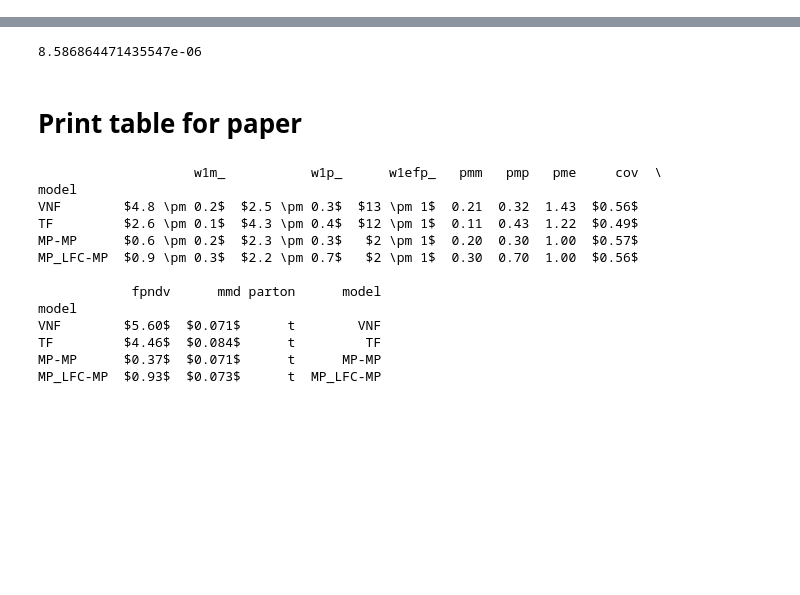
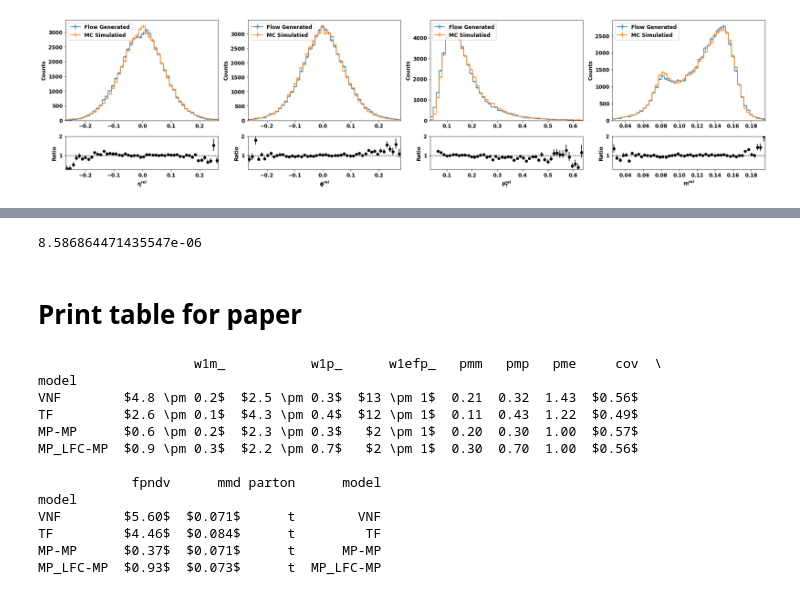
Before and after one commit to kaechb/LitJetNet, a Jupyter notebook: LitNF/plots-trafo-Neurips.ipynb, the cells around one changed output, grey strips where cells are left out. Drawn from its saved outputs; the diff is of its cells as text; code cells hidden in the pictures; blank space fills up the shorter version.

Commit message:
added bestever_t best model for top with everything

```diff
--- a/LitNF/plots-trafo-Neurips.ipynb
+++ b/LitNF/plots-trafo-Neurips.ipynb
@@ -479,7 +475,7 @@ ImportError: cannot import name 'mass' from 'helpers' (/home/kaechben/JetNet_NF/
 import yaml
 import os
 best_hparam="/beegfs/desy/user/kaechben/Transflow_best/lightning_logs/version_72/hparams.yaml"
-best_hparam="/beegfs/desy/user/kaechben/Transflow_best/lightning_logs/version_136/hparams.yaml"
+best_hparam="/beegfs/desy/user/kaechben/fix_mask_scan3/lightning_logs/version_180/hparams.yaml"
 
 with open(best_hparam, 'r') as stream:
         config=yaml.load(stream,Loader=yaml.Loader)
@@ -671,0 +491,94 @@ self.dis_net = self.dis_net.to("cuda")
+# %%
+model=model.load_from_checkpoint(best_model)
+model.load_datamodule(data_module)
+best_model="/beegfs/desy/user/kaechben/fix_mask_scan3/epoch=5499-val_fpnd=0.08-val_w1m=0.0005.ckpt"
+batch=data_module.test_set
+mask = batch[:, 90:].cpu().bool().reshape(-1,30)
+batch = batch[:, :90].cpu()
+
+batch[:, 90:].cpu().bool()
+batch = batch[:, :90].cpu()
+if  model.config["context_features"]==1:
+    c=mask.clone()
+    c = (~c).sum(axis=1).reshape(-1,1).float()
+elif  model.config["context_features"]==2:
+    c=mask.clone()
+    c = torch.cat(( mass(batch).reshape(-1,1),(~c).sum(axis=1).reshape(-1,1)),dim=1).float()
+else:
+    c=None
+model.dis_net.train()
+model.gen_net.train()
+model.flow.train()
+mask_test=model.sample_n(mask)
+batch = batch.to("cpu")
+model.flow = model.flow.to("cpu")
+model.dis_net = model.dis_net.cpu()
+model.gen_net = model.gen_net.cpu()
+
+with torch.no_grad():
+    logprob = -model.flow.log_prob(batch,context=c).mean() / 90
+    batch = batch.reshape(len(batch),30,3)
+    gen, fake_scaled, true_scaled, z_scaled = model.sampleandscale(batch,mask_test, scale=True)#mask_test
+    batch[mask]=0
+    if model.config["mass"]:
+        m_t = mass(batch, model.config["canonical"])
+        m_f = mass(gen, model.config["canonical"])
+    scores_fake = model.dis_net(gen, None if not model.config["mass"] else m_f, mask=mask_test)
+    scores_real = model.dis_net(batch, None if not model.config["mass"] else m_t, mask=mask)
+
+true_scaled[mask]=0
+fake_scaled[mask_test] = 0
+z_scaled[mask_test]  = 0
+# Reverse Standard Scaling (this has nothing to do with flows, it is a standard preprocessing step)
+m_t = mass(true_scaled,model.config["canonical"])
+m_gen = mass(z_scaled, model.config["canonical"])
+m_c = mass(fake_scaled, model.config["canonical"])
+
+for i in range(30):
+    fake_scaled[fake_scaled[:, i,2] < 0, i,2] = 0
+    # true_scaled[true_scaled[:, i] < 0, i] = 0
+# Some metrics we track
+cov, mmd = cov_mmd(fake_scaled, true_scaled, use_tqdm=False)
+try:
+    fpndv = fpnd(fake_scaled[:50000,:].numpy(), use_tqdm=False, jet_type=model.config["parton"])
+except:
+    fpndv = 1000
+w1m_ = w1m(fake_scaled, true_scaled)[0]
+w1p_ = w1p(fake_scaled, true_scaled)[0]
+w1efp_ = w1efp(fake_scaled, true_scaled)[0]
+model.w1ms.append(w1m_)
+model.fpnds.append(fpndv)
+if (np.array([model.fpnds])[-4:] > 4).all() and model.current_epoch > model.config["max_epochs"]/5.4 and not model.config["bullshitbingo2"] or (np.array([model.w1ms])[-4:] > 0.006).all() and model.current_epoch > model.config["max_epochs"]/2 and not model.config["bullshitbingo2"]:
+    print("no convergence, stop training")
+    raise
+
+temp = {"val_logprob": float(logprob.numpy()),"val_fpnd": fpndv,"val_mmd": mmd,"val_cov": cov,"val_w1m": w1m_,
+        "val_w1efp": w1efp_,"val_w1p": w1p_,"step": model.global_step,}
+print("epoch {}: ".format(model.current_epoch), temp)
+if model.hyperopt and model.global_step > 3:
+    try:
+        model._results(temp)
+    except:
+        print("error in results")
+    summary = model._summary(temp)
+model.log("hp_metric", w1m_, on_step=False, on_epoch=True, prog_bar=True, logger=True)
+model.log("val_w1m", w1m_, on_step=False, on_epoch=True, prog_bar=True, logger=True)
+model.log("val_w1p", w1p_, on_step=False, on_epoch=True, prog_bar=True, logger=True)
+model.log("val_w1efp", w1efp_, on_step=False, on_epoch=True, prog_bar=True, logger=True)
+model.log("val_logprob", logprob, prog_bar=True, logger=True)
+model.log("val_cov", cov, prog_bar=True, logger=True, on_step=False, on_epoch=True)
+model.log("val_fpnd", fpndv, prog_bar=True, logger=True, on_step=False, on_epoch=True)
+model.log("val_mmd", mmd, prog_bar=True, logger=True, on_step=False, on_epoch=True)
+
+model.plot = plotting_paper(model=model,gen=fake_scaled.reshape(-1,90),true=true_scaled.reshape(-1,90),config=model.config,step=model.global_step,p="t"
+)
+# model.plot.plot_scores(scores_real,scores_fake,train=False,step=model.global_step)
+try:
+    model.plot.plot_mass( m_t=m_t.cpu().numpy(), m=m_c.cpu().numpy(), save=False, bins=50, quantile=True, plot_vline=False)
+    # model.plot.plot_2d(save=True)
+#     model.plot.var_part(true=true[:,:model.n_dim],gen=gen_corr[:,:model.n_dim],true_n=n_true,gen_n=n_gen_corr,
+#                          m_true=m_t,m_gen=m_test ,save=True)
+except Exception as e:
+    traceback.print_exc()
+best_model_temp=temp
+# %% [output]
@@ -671,0 +587 @@ self.dis_net = self.dis_net.to("cuda")
+[figure, added]
```
Also changed, not shown: parts of 10 cells of this notebook, 6 other files.
